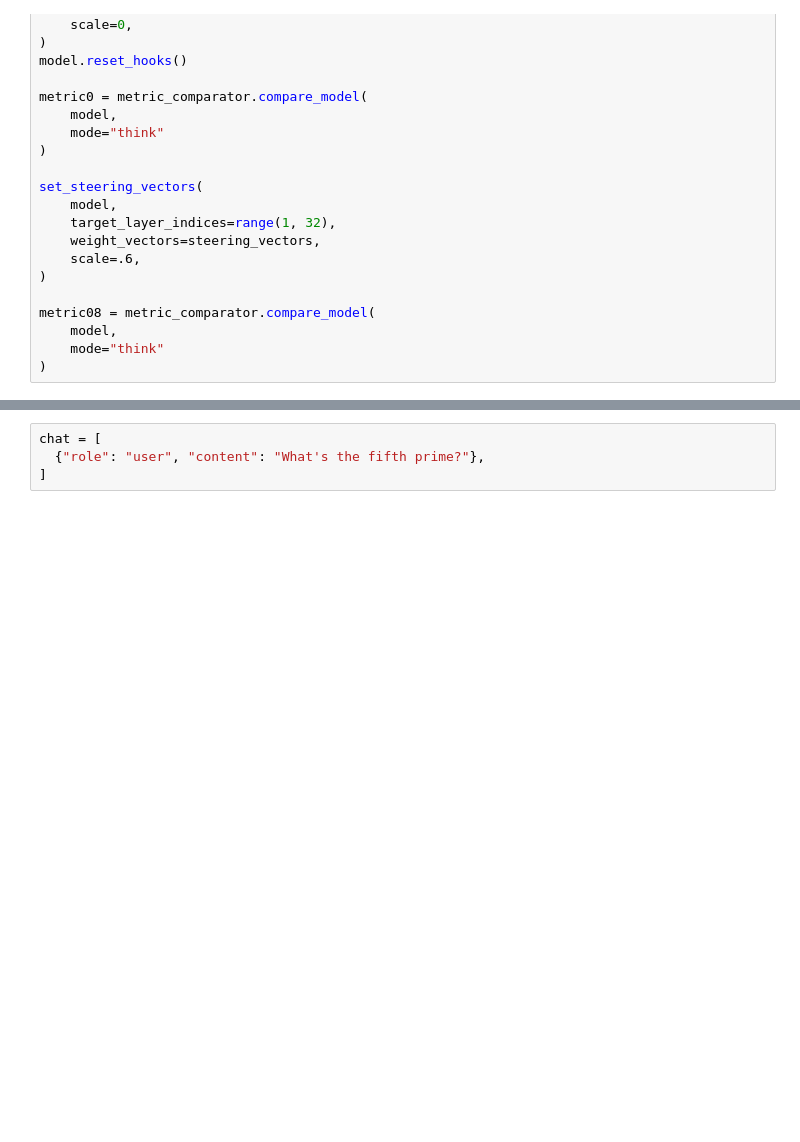
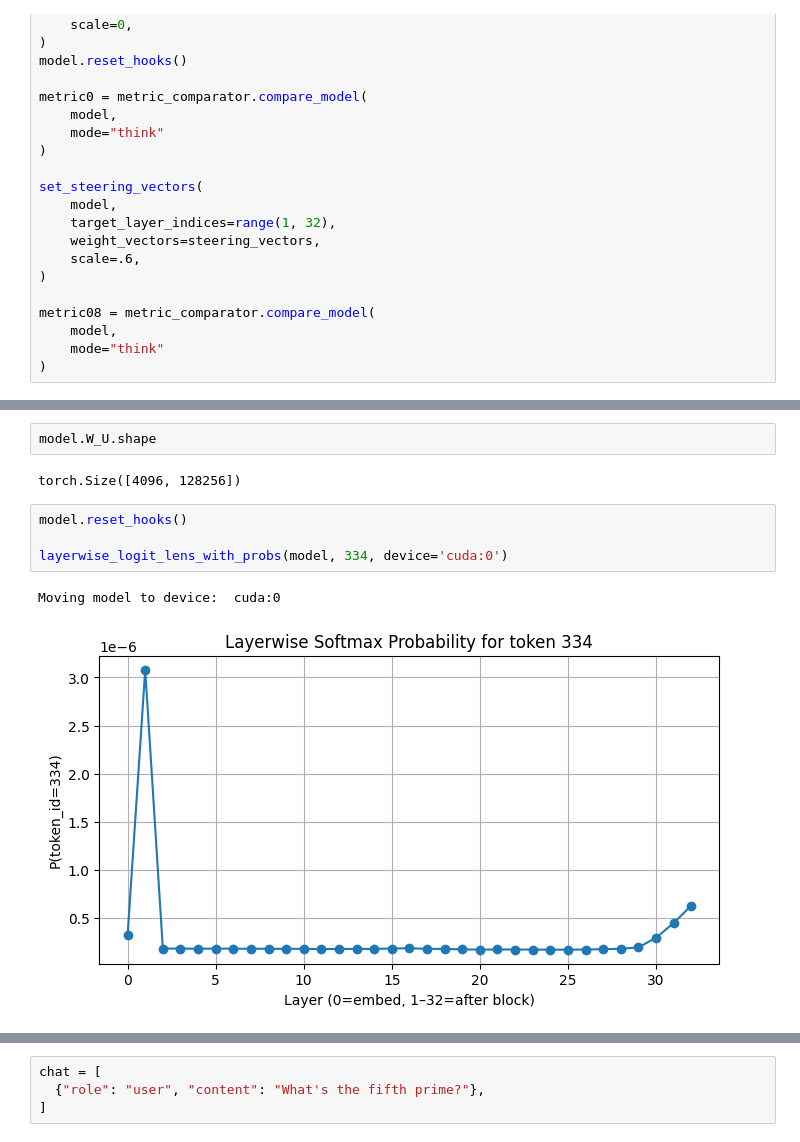
Before and after one commit to durrcommasteven/mech_interp_research, a Jupyter notebook: computing_reasoning_metric.ipynb, the cells around one changed output, grey strips where cells are left out. Saved outputs shown, nothing was run; the diff lists cells and outputs as text; blank space fills up the shorter version.

```diff
--- a/computing_reasoning_metric.ipynb
+++ b/computing_reasoning_metric.ipynb
@@ -430,0 +592,11 @@ metric0
+# %%
+model.W_U.shape
+# %% [output]
+torch.Size([4096, 128256])
+# %%
+model.reset_hooks()
+
+layerwise_logit_lens_with_probs(model, 334, device='cuda:0')
+# %% [output]
+Moving model to device:  cuda:0
+[figure, added]
```
Also changed, not shown: parts of 23 cells of this notebook.
